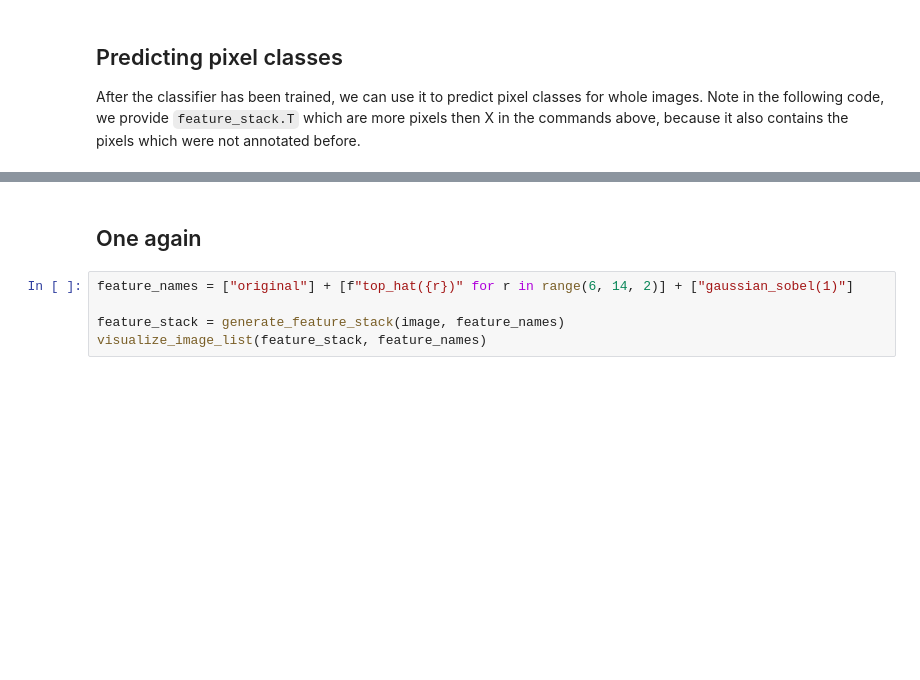
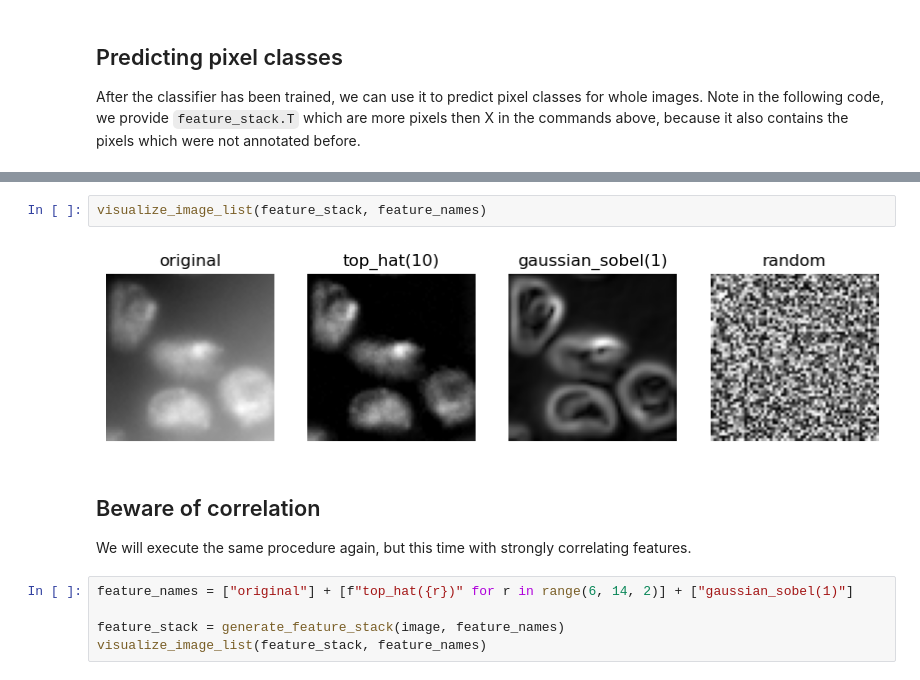
Before and after one commit to ferrinm/BioImageAnalysisNotebooks, a Jupyter notebook: docs/29b_xai_shap/pixel_classifier.ipynb, the cells around one changed output, grey strips where cells are left out. Drawn from its saved outputs; the diff is of its cells as text; blank space fills up the shorter version.

```diff
--- a/docs/29b_xai_shap/pixel_classifier.ipynb
+++ b/docs/29b_xai_shap/pixel_classifier.ipynb
@@ -136,5 +144,10 @@ visualize_shap(classifier, feature_names)
+# %%
+visualize_image_list(feature_stack, feature_names)
+# %% [output]
+[figure, added]
 # %% [markdown]
-## One again
+## Beware of correlation
+We will execute the same procedure again, but this time with strongly correlating features.
 # %%
 feature_names = ["original"] + [f"top_hat({r})" for r in range(6, 14, 2)] + ["gaussian_sobel(1)"]
 
```
Also changed, not shown: parts of 9 cells of this notebook, 1 other file.
